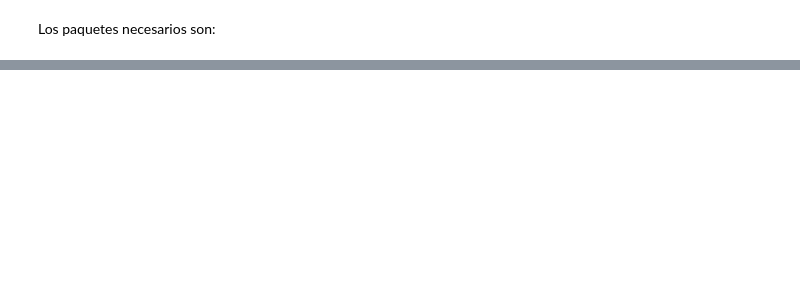
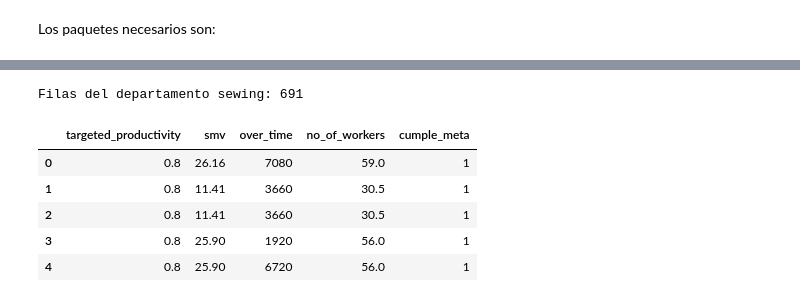
Before and after one commit to 2007Mateo/Aprendizaje_Autom-tico_Inicial_GV, a Jupyter notebook: 06-SVM_Resuelto.ipynb, the cells around one changed output, grey strips where cells are left out. Drawn from its saved outputs; the diff is of its cells as text; code cells hidden in the pictures; blank space fills up the shorter version.

```diff
--- a/06-SVM_Resuelto.ipynb
+++ b/06-SVM_Resuelto.ipynb
@@ -575,0 +45,22 @@ Balanced accuracy en prueba: 0.5726
+# %%
+# Leer el CSV directamente desde GitHub
+url = "https://raw.githubusercontent.com/2007Mateo/Aprendizaje_Autom-tico_Inicial_GV/main/Dep2.csv"
+data = pd.read_csv(url, sep=";")
+data = data.dropna(how="all")
+data = data[data["department"] == "sewing"].copy().reset_index(drop=True)
+
+numeric_cols = ["targeted_productivity", "smv", "over_time", "no_of_workers"]
+# 1: cumple la meta; 0: no cumple
+# La productividad real solo se utiliza para construir la etiqueta.
+data = data.dropna(subset=numeric_cols + ["actual_productivity"])
+data["cumple_meta"] = (data["actual_productivity"] >= data["targeted_productivity"]).astype(int)
+print("Filas del departamento sewing:", len(data))
+display(data[numeric_cols + ["cumple_meta"]].head())
+# %% [output]
+Filas del departamento sewing: 691
+|  | targeted_productivity | smv | over_time | no_of_workers | cumple_meta |
+| 0 | 0.8 | 26.16 | 7080 | 59.0 | 1 |
+| 1 | 0.8 | 11.41 | 3660 | 30.5 | 1 |
+| 2 | 0.8 | 11.41 | 3660 | 30.5 | 1 |
+| 3 | 0.8 | 25.90 | 1920 | 56.0 | 1 |
+| 4 | 0.8 | 25.90 | 6720 | 56.0 | 1 |
```
Also changed, not shown: parts of 46 cells of this notebook.
